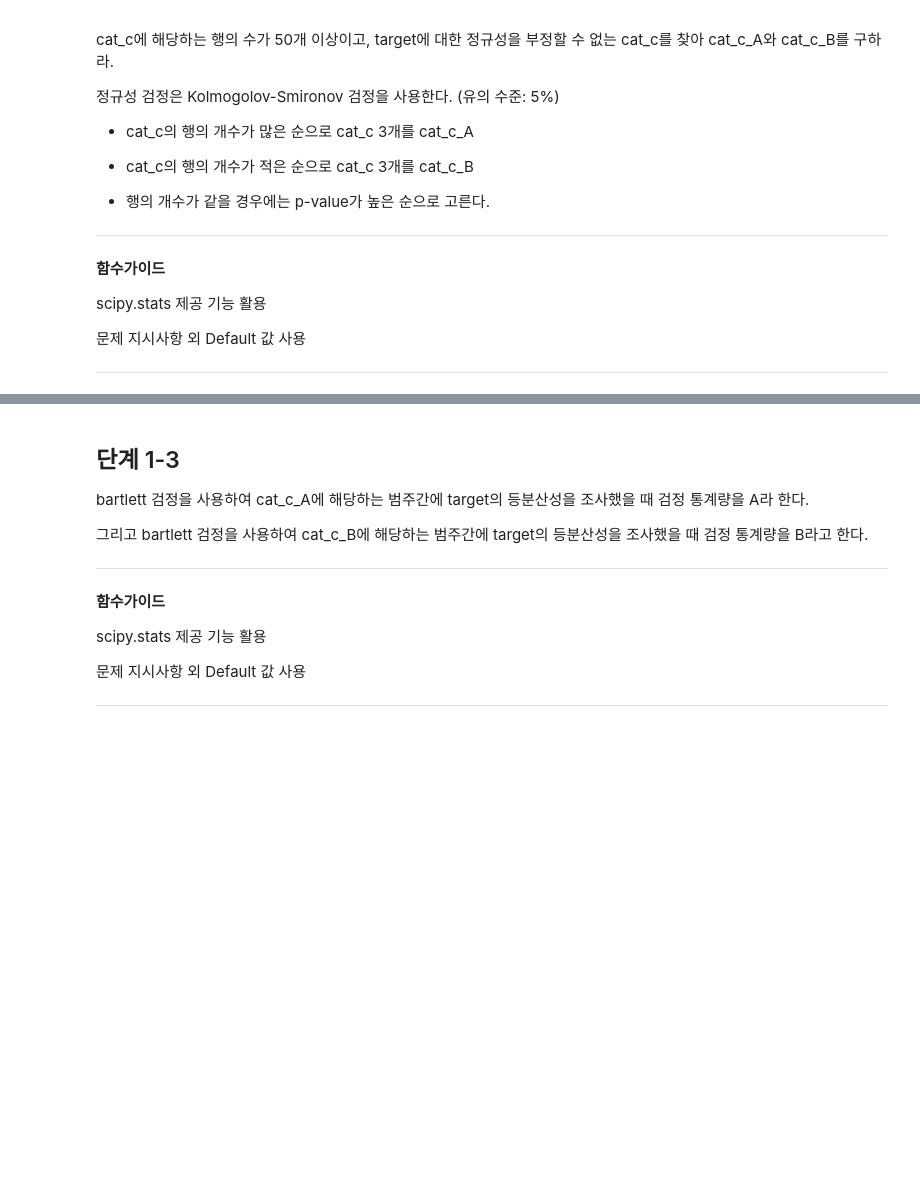
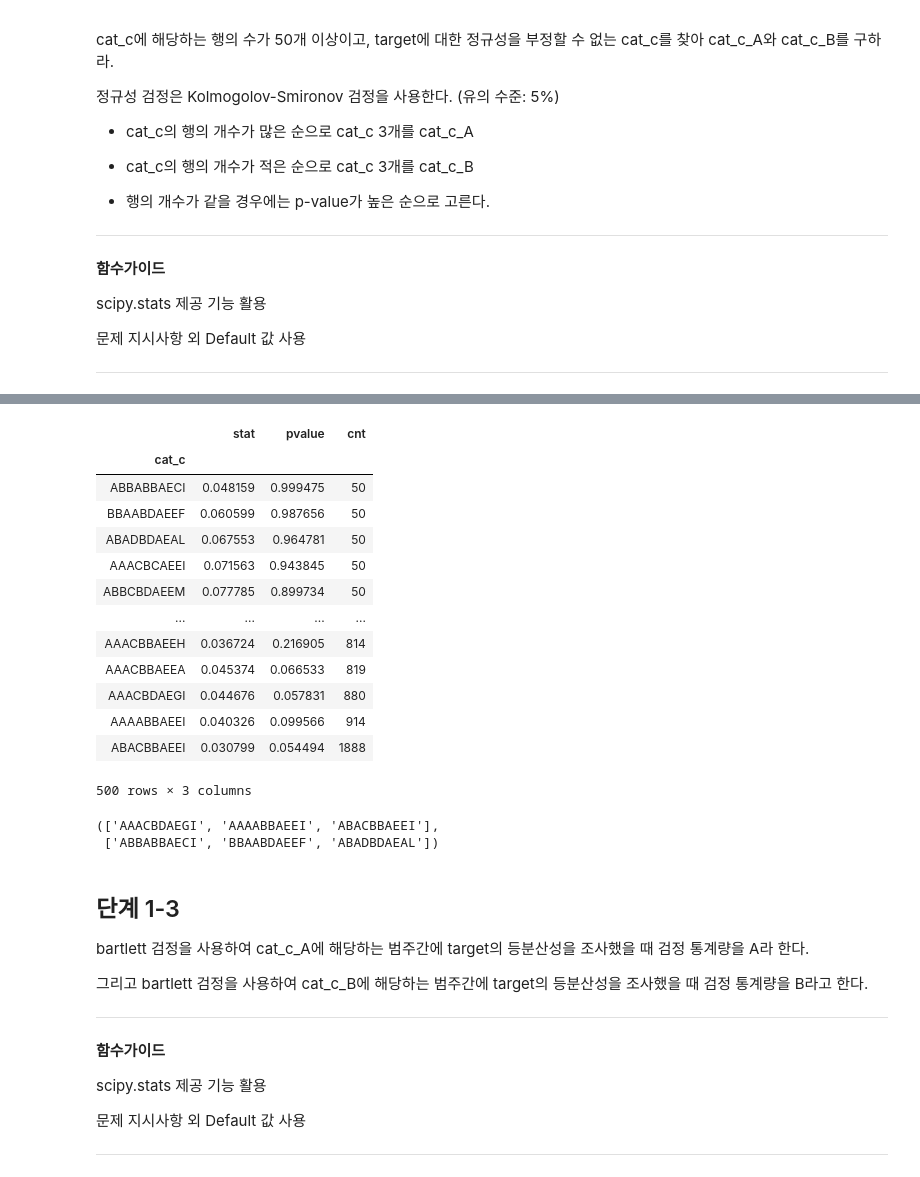
Before and after one commit to dowonjj/DS_lv3_2504_2, a Jupyter notebook: sec_ds_lv3_prob2_prob.ipynb, the cells around one changed output, grey strips where cells are left out. Saved outputs shown, nothing was run; the diff lists cells and outputs as text; code cells hidden in the pictures; blank space fills up the shorter version.

```diff
--- a/sec_ds_lv3_prob2_prob.ipynb
+++ b/sec_ds_lv3_prob2_prob.ipynb
@@ -408,0 +613,20 @@ scipy.stats 제공 기능 활용
+# %%
+# 방법 2: 반복문
+
+from scipy.stats import kstest, norm
+# 결과를 저장하기 위한 list입니다.
+ks_result = []
+# value_counts로 cat_c의 빈도수를 가져옵니다.
+# k(key)는 cat_c, v(value)는 빈도수가 됩니다.
+for k, v in df_prob1['cat_c'].value_counts().items():
+    # 빈도수에 대하여 내림 차순으로 넘어오기 때문에
+    # 50 미만일 경우에 요건에 맞추어 멈춥니다.
+    if v < 50:
+        break
+    # 현재 라운드에 대한 kstest를 수행합니다.
+    s_target = df_prob1.loc[df_prob1['cat_c'] == k, 'target']
+    result = kstest((s_target - s_target.mean()) / s_target.std(), norm.cdf)
+    # (cat_c, 검정통계량, pvalue, 빈도수) 튜플을 ks_result에 추가합니다.
+    ks_result.append((k, result.statistic, result.pvalue, v))
+df_kstest = pd.DataFrame(ks_result, columns=['cat_c', 'stat', 'pvalue', 'cnt']).set_index('cat_c')
+df_kstest.head()
@@ -409,3 +641,30 @@ scipy.stats 제공 기능 활용
+# %%
+# target에 대한 정규성을 부정할 수 없는 cat_c를 찾아 cat_c_A와 cat_c_B를 구하라. (0.05)
+# cat_c의 행의 개수가 많은 순으로 cat_c 3개를 cat_c_A
+# cat_c의 행의 개수가 적은 순으로 cat_c 3개를 cat_c_B
+# 행의 개수가 같을 경우에는 p-value가 높은 순으로 고른다.
+df_kstest = df_kstest.query('pvalue >= 0.05').sort_values(['cnt', 'pvalue'], ascending = [True, False])
+display(df_kstest)
+cat_c_A = df_kstest.index[-3:].tolist()
+cat_c_B = df_kstest.index[:3].tolist()
+cat_c_A, cat_c_B
+# %% [output]
+|  | stat | pvalue | cnt |
+| cat_c |  |  |  |
+| ABBABBAECI | 0.048159 | 0.999475 | 50 |
+| BBAABDAEEF | 0.060599 | 0.987656 | 50 |
+| ABADBDAEAL | 0.067553 | 0.964781 | 50 |
+| AAACBCAEEI | 0.071563 | 0.943845 | 50 |
+| ABBCBDAEEM | 0.077785 | 0.899734 | 50 |
+| ... | ... | ... | ... |
+| AAACBBAEEH | 0.036724 | 0.216905 | 814 |
+| AAACBBAEEA | 0.045374 | 0.066533 | 819 |
+| AAACBDAEGI | 0.044676 | 0.057831 | 880 |
+| AAAABBAEEI | 0.040326 | 0.099566 | 914 |
+| ABACBBAEEI | 0.030799 | 0.054494 | 1888 |
+500 rows × 3 columns
+(['AAACBDAEGI', 'AAAABBAEEI', 'ABACBBAEEI'],
+ ['ABBABBAECI', 'BBAABDAEEF', 'ABADBDAEAL'])
 # %% [markdown]
 ## 단계 1-3
 
```
Also changed, not shown: parts of 50 cells of this notebook.
